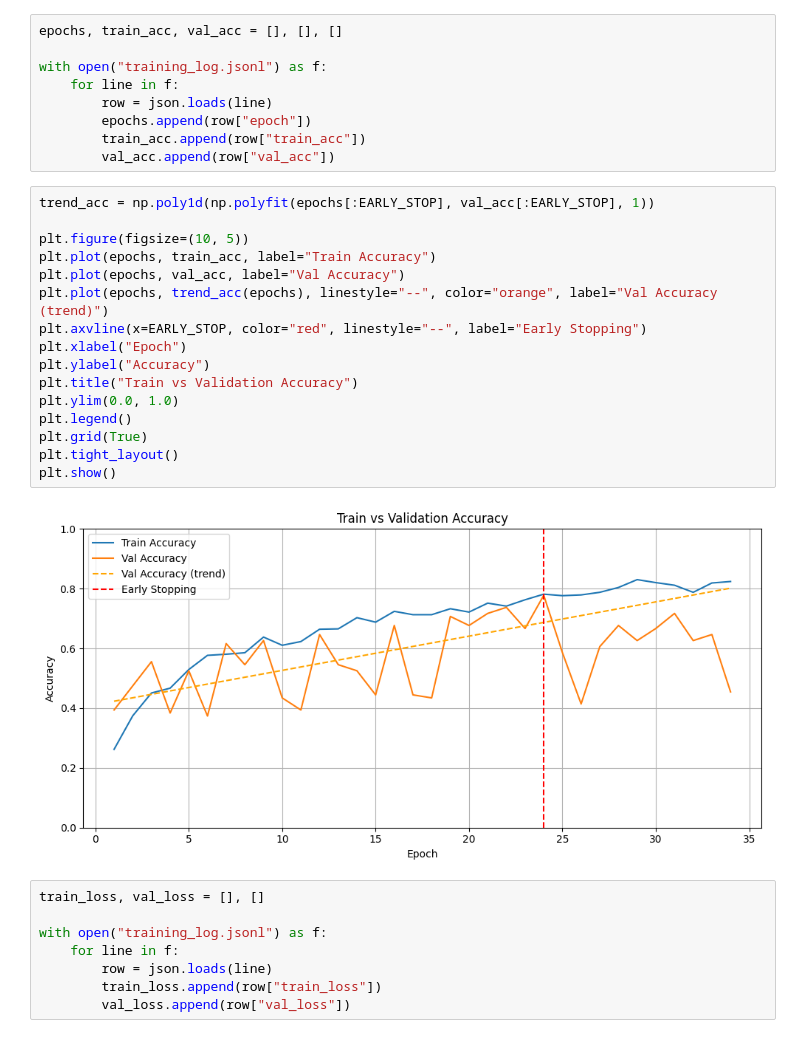
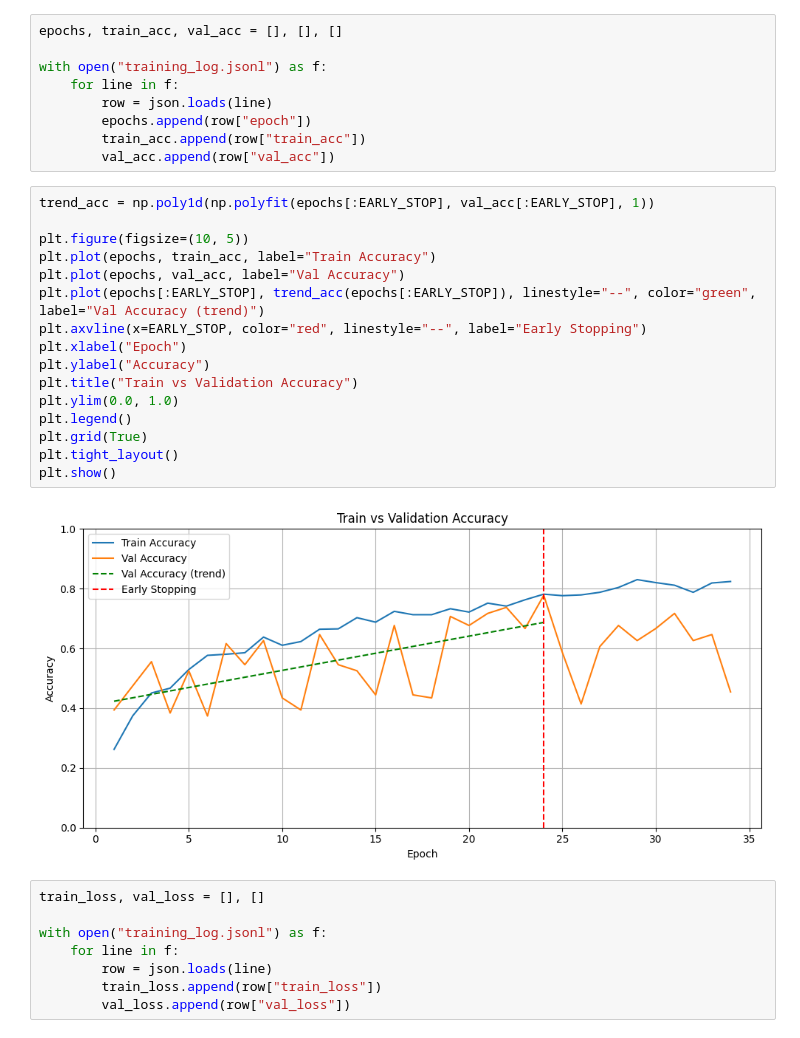
Before and after one commit to kvlaskarolina/music-genre-classification, a Jupyter notebook: notebook.ipynb, the cells around one changed output. Drawn from its saved outputs; the diff is of its cells as text.

Commit message:
better plots

```diff
--- a/notebook.ipynb
+++ b/notebook.ipynb
@@ -16,21 +16,21 @@ with open("training_log.jsonl") as f:
 # %%
 trend_acc = np.poly1d(np.polyfit(epochs[:EARLY_STOP], val_acc[:EARLY_STOP], 1))
 
 plt.figure(figsize=(10, 5))
 plt.plot(epochs, train_acc, label="Train Accuracy")
 plt.plot(epochs, val_acc, label="Val Accuracy")
-plt.plot(epochs, trend_acc(epochs), linestyle="--", color="orange", label="Val Accuracy (trend)")
+plt.plot(epochs[:EARLY_STOP], trend_acc(epochs[:EARLY_STOP]), linestyle="--", color="green", label="Val Accuracy (trend)")
 plt.axvline(x=EARLY_STOP, color="red", linestyle="--", label="Early Stopping")
 plt.xlabel("Epoch")
 plt.ylabel("Accuracy")
 plt.title("Train vs Validation Accuracy")
 plt.ylim(0.0, 1.0)
 plt.legend()
 plt.grid(True)
 plt.tight_layout()
 plt.show()
 # %% [output]
-[figure, old version]
+[figure, new version]
 # %%
 train_loss, val_loss = [], []
 
```
Also changed, not shown: parts of 1 cell of this notebook, 2 other files.
